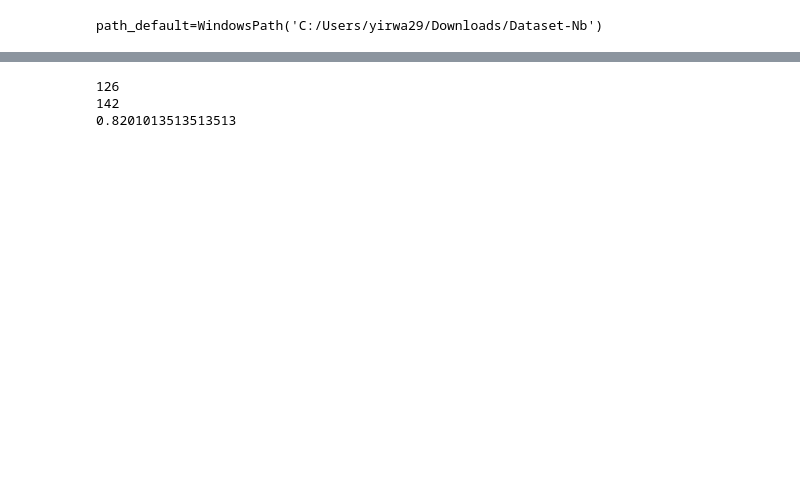
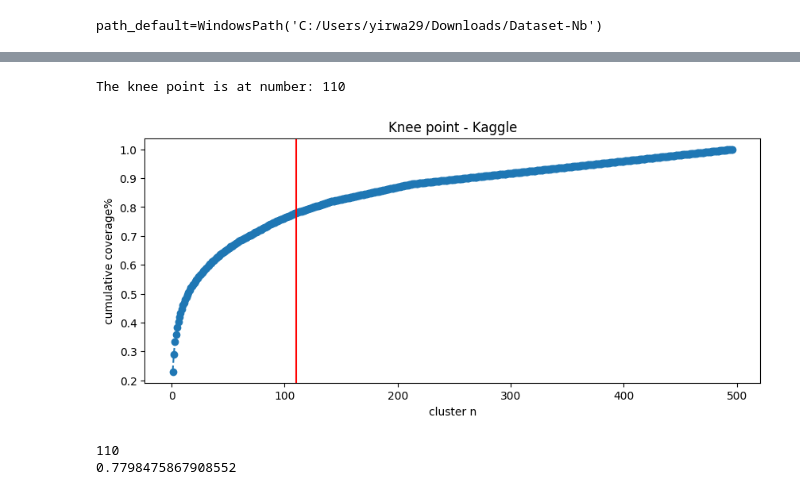
Before and after one commit to PELAB-LiU/jupyter_nbs_empirical, a Jupyter notebook: notebook_error_preprocess_[final2]_pregroup.ipynb, the cells around one changed output, grey strips where cells are left out. Saved outputs shown, nothing was run; the diff lists cells and outputs as text; code cells hidden in the pictures; blank space fills up the shorter version.

Commit message:
pregroup cluster selection

```diff
--- a/notebook_error_preprocess_[final2]_pregroup.ipynb
+++ b/notebook_error_preprocess_[final2]_pregroup.ipynb
@@ -180,13 +179,18 @@ df_mlerr_mlbugs_cluster_size_k.iloc[:50].plot(kind="bar", figsize=(10,4))
+# %%
+cumsum_percentage_k = df_mlerr_mlbugs_cluster_size_k.cumsum()/df_mlerr_mlbugs_k.eid.nunique()
+cluster_util.elbow_finder(cumsum_percentage_k, title = "Knee point - Kaggle")
+# %% [output]
+The knee point is at number: 110
+[figure, added]
 # %%
-print((df_mlerr_mlbugs_cluster_size_k.cumsum()/df_mlerr_mlbugs_k.eid.nunique()).searchsorted(0.8)) # num of clusters needed for cover certain percent of errors
+# print(cumsum_percentage_k.searchsorted(0.8)) # num of clusters needed for cover certain percent of errors
 
-cutoff_cluster_size_k = 3
+cutoff_cluster_size_k = 4
 print(sum(df_mlerr_mlbugs_cluster_size_k>=cutoff_cluster_size_k)) # num of clusters needed for cluster size over ceratin number
 print(sum(df_mlerr_mlbugs_cluster_size_k[df_mlerr_mlbugs_cluster_size_k>=cutoff_cluster_size_k])/df_mlerr_mlbugs_k.eid.nunique()) # percentage
 # %% [output]
-126
-142
-0.8201013513513513
+110
+0.7798475867908552
 # %%
 # github
 df_mlerr_mlbugs_g = df_mlerr_mlbugs[df_mlerr_mlbugs["nb_source"]==config.NB_SOURCE["github"]].reset_index(drop=True)
```
Also changed, not shown: parts of 21 cells of this notebook, 1 other file.
